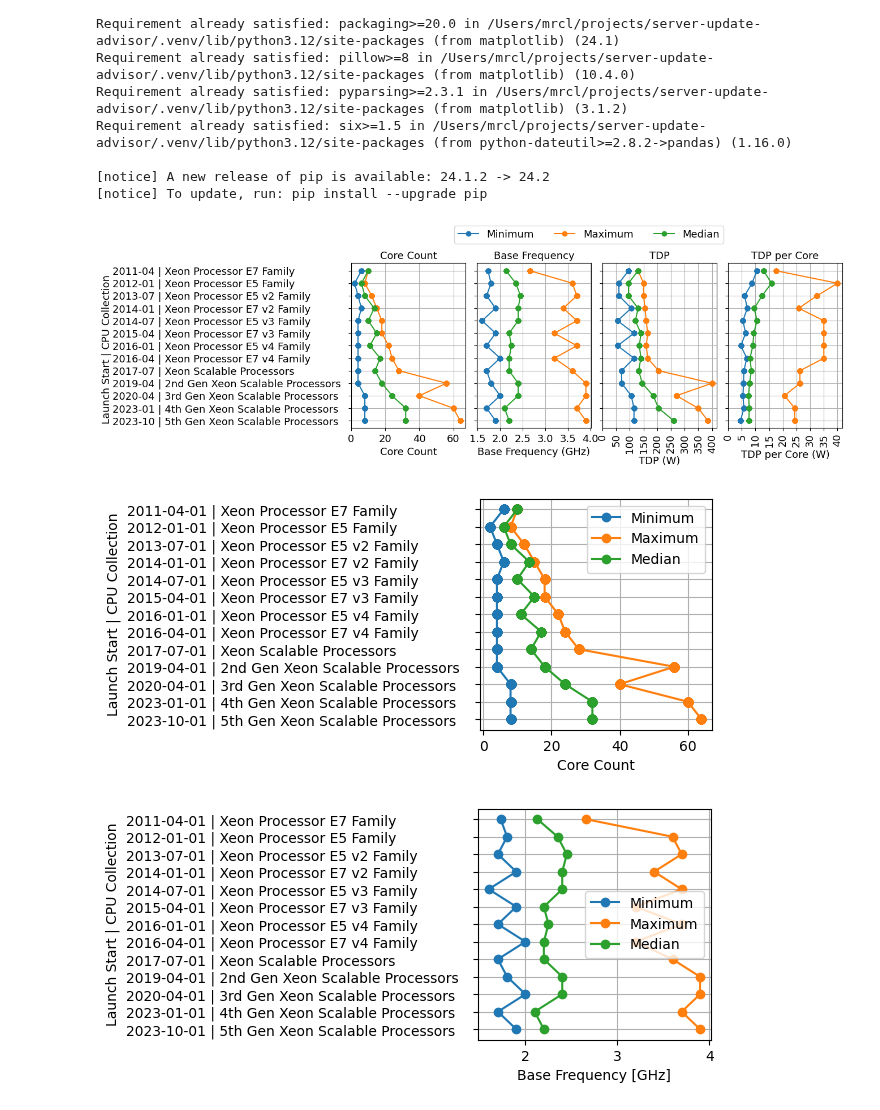
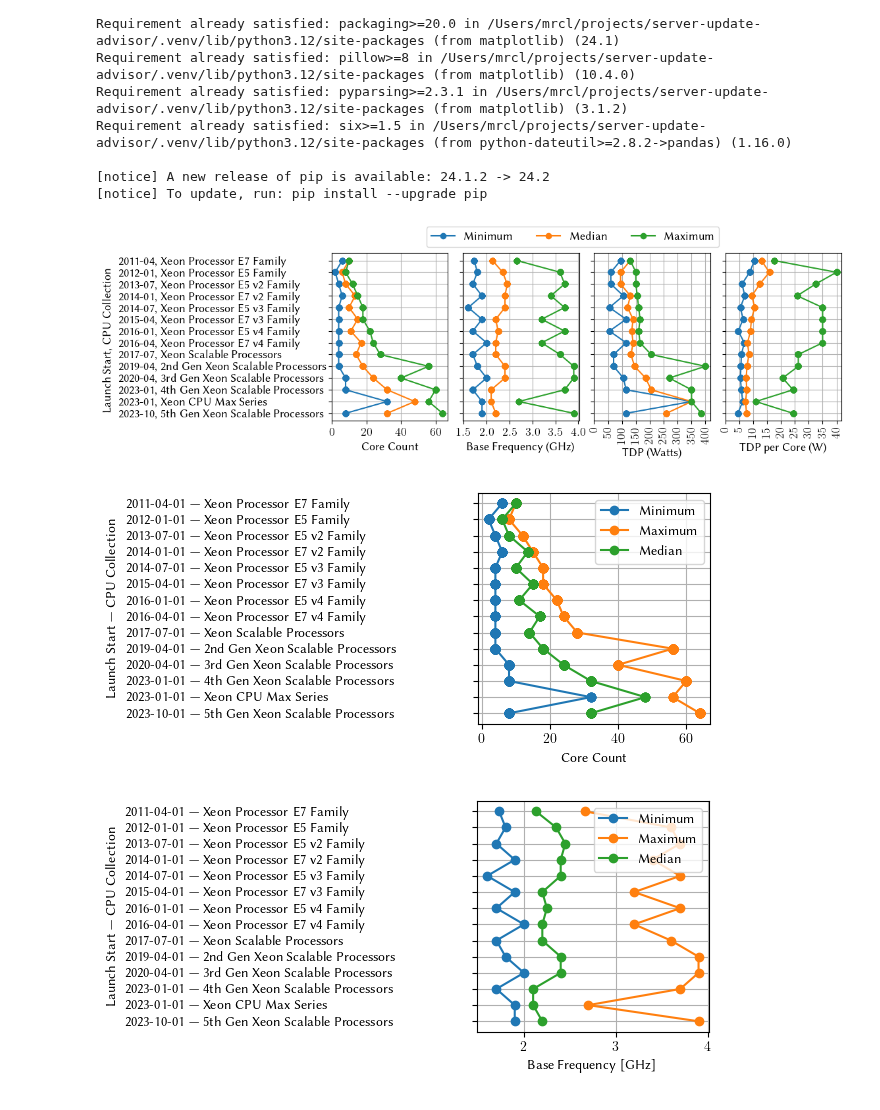
Before and after one commit to hpides/server-buy-advisor, a Jupyter notebook: notebooks/intel_cpus.ipynb, the cells around one changed output. Saved outputs shown, nothing was run; the diff lists cells and outputs as text; code cells hidden in the pictures.

```diff
--- a/notebooks/intel_cpus.ipynb
+++ b/notebooks/intel_cpus.ipynb
@@ -88,7 +88,8 @@ df['performance_id'] = df['name'].apply(extract_performance_id)
 # E Processors: entry-level servers and workstation microprocessors, https://en.wikichip.org/wiki/intel/xeon_e
 # D Processors: Targeting the low-end server market, the Xeon D family puts priority on efficiency and networking - areas where dense, lower-power, lightweight hyperscale workloads are expected.
 # see https://en.wikichip.org/wiki/intel/xeon_d
-drop_collections = ["Legacy Xeon Processors", "Xeon W Processor", "Xeon E Processor", "Xeon D Processor", "Xeon CPU Max Series", "Xeon 6"]
+# "Xeon CPU Max Series"
+drop_collections = ["Legacy Xeon Processors", "Xeon W Processor", "Xeon E Processor", "Xeon D Processor", "Xeon 6"]
 df = df[~df[key_collection].isin(drop_collections)]
 # E3: Workstation CPUs, https://www.cpu-world.com/info/id_model/Intel-server-conventions.html
 # Drop rows where 'key_collection' contains "E3"
@@ -98,8 +99,20 @@ df.to_csv("../intel_cpus_filtered.csv", header=True)
 
 # df[key_collection] = df[key_collection].str.replace("Processor", "Proc'")
 # %%
-figsize = (14, 4)
+figsize = (12, 3.5)
 fontsize = 13
+
+plt.rcParams.update({'text.usetex': True
+                            , 'pgf.rcfonts': False
+                            , 'text.latex.preamble': r"""\usepackage{iftex}
+                                            \ifxetex
+                                                \usepackage[libertine]{newtxmath}
+                                                \usepackage[tt=false]{libertine}
+                                                \setmonofont[StylisticSet=3]{inconsolata}
+                                            \else
+                                                \RequirePackage[tt=false, type1=true]{libertine}
+                                            \fi"""
+                         })
 
 # Min / Max core count per collection
 df_launch_year = df.groupby(key_collection)[key_launch_year_month].agg(['min', 'max'])
@@ -123,21 +136,21 @@ plot_df = plot_df.join(df_tdp, on=key_collection)
 plot_df = plot_df.join(df_tdp_per_core, on=key_collection)
 plot_df = plot_df.reset_index()
 plot_df = pd.merge(plot_df, df[[key_collection, key_code_name]], on=key_collection, how='left')
-plot_df["year_collection"] = plot_df["launch_min"].astype(str) + " | " + plot_df[key_collection]
+plot_df["year_collection"] = plot_df["launch_min"].astype(str) + ", " + plot_df[key_collection]
 plot_df = plot_df.sort_values(by='year_collection', ascending=False)
 
 plt.close('all')
 fig, axs = plt.subplots(1, 4, figsize=figsize, sharey=True, gridspec_kw = {'wspace':0.13})
 
 # Adjust the subplot parameters to add space for the y-axis labels and legend
-plt.subplots_adjust(left=0.33, right=0.95, top=0.88, bottom=0.15)
+plt.subplots_adjust(left=0.305, right=0.95, top=0.88, bottom=0.15)
 
 # Core Count
 axs[0].plot(plot_df['core_min'], plot_df['year_collection'], marker='o', label='Minimum')
+axs[0].plot(plot_df['core_median'], plot_df['year_collection'], marker='o', label='Median')
 axs[0].plot(plot_df['core_max'], plot_df['year_collection'], marker='o', label='Maximum')
-axs[0].plot(plot_df['core_median'], plot_df['year_collection'], marker='o', label='Median')
 axs[0].set_xlabel('Core Count', fontsize=fontsize)
-axs[0].set_title('Core Count', fontsize=fontsize)
+axs[0].set_title('', fontsize=fontsize)
 axs[0].grid(True)
 axs[0].xaxis.set_major_locator(ticker.MultipleLocator(20))
 axs[0].set_xlim(left=0)
@@ -145,10 +158,10 @@ axs[0].tick_params(axis='x', rotation=0)
 
 # Base Frequency
 axs[1].plot(plot_df['freq_min'], plot_df['year_collection'], marker='o', label='Minimum')
+axs[1].plot(plot_df['freq_median'], plot_df['year_collection'], marker='o', label='Median')
 axs[1].plot(plot_df['freq_max'], plot_df['year_collection'], marker='o', label='Maximum')
-axs[1].plot(plot_df['freq_median'], plot_df['year_collection'], marker='o', label='Median')
 axs[1].set_xlabel('Base Frequency (GHz)', fontsize=fontsize)
-axs[1].set_title('Base Frequency', fontsize=fontsize)
+axs[1].set_title('', fontsize=fontsize)
 axs[1].grid(True)
 axs[1].xaxis.set_major_locator(ticker.MultipleLocator(0.5))
 # axs[1].set_xlim(left=0)
@@ -156,44 +169,44 @@ axs[1].tick_params(axis='x', rotation=0)
 
 # TDP
 axs[2].plot(plot_df['tdp_min'], plot_df['year_collection'], marker='o', label='Minimum')
+axs[2].plot(plot_df['tdp_median'], plot_df['year_collection'], marker='o', label='Median')
 axs[2].plot(plot_df['tdp_max'], plot_df['year_collection'], marker='o', label='Maximum')
-axs[2].plot(plot_df['tdp_median'], plot_df['year_collection'], marker='o', label='Median')
-axs[2].set_xlabel('TDP (W)', fontsize=fontsize)
-axs[2].set_title('TDP', fontsize=fontsize)
+axs[2].set_xlabel('TDP (Watts)', fontsize=fontsize)
+axs[2].set_title('', fontsize=fontsize)
 axs[2].grid(True)
 axs[2].xaxis.set_major_locator(ticker.MultipleLocator(50))
 axs[2].set_xlim(left=0)
 axs[2].tick_params(axis='x', rotation=90)
 
 # TDP per Core
 axs[3].plot(plot_df['tdp_core_min'], plot_df['year_collection'], marker='o', label='Minimum')
+axs[3].plot(plot_df['tdp_core_median'], plot_df['year_collection'], marker='o', label='Median')
 axs[3].plot(plot_df['tdp_core_max'], plot_df['year_collection'], marker='o', label='Maximum')
-axs[3].plot(plot_df['tdp_core_median'], plot_df['year_collection'], marker='o', label='Median')
 axs[3].set_xlabel('TDP per Core (W)', fontsize=fontsize)
-axs[3].set_title('TDP per Core', fontsize=fontsize)
+axs[3].set_title('', fontsize=fontsize)
 axs[3].grid(True)
 axs[3].xaxis.set_major_locator(ticker.MultipleLocator(5))
 axs[3].set_xlim(left=0)
 axs[3].tick_params(axis='x', rotation=90)
 
 # Adjust y-axis label position
 for ax in axs:
     ax.tick_params(axis='x', labelsize=fontsize)
     ax.tick_params(axis='y', labelsize=fontsize)
-    ax.yaxis.set_tick_params(pad=300)  # Adjust the padding for better alignment
+    ax.yaxis.set_tick_params(pad=230)  # Adjust the padding for better alignment
     for label in ax.get_yticklabels():
         label.set_horizontalalignment('left')
 
 # Add a shared legend above the subplots
 handles, labels = axs[0].get_legend_handles_labels()
-fig.legend(handles, labels, loc='upper center', bbox_to_anchor=(0.63, 1.07), ncol=3, fontsize=fontsize)
+fig.legend(handles, labels, loc='upper center', bbox_to_anchor=(0.61, 1.02), ncol=3, fontsize=fontsize)
 
-fig.supylabel('Launch Start | CPU Collection', fontsize=fontsize, x=0.015)
+fig.supylabel('Launch Start, CPU Collection', fontsize=fontsize, x=0.015)
 fig.tight_layout()
 fig.savefig("../figures/intel_xeon_evolution.pdf", bbox_inches='tight')
 plt.show()
 # %% [output]
-[figure, old version]
+[figure, new version]
 # %%
 figsize = (3,3)
 
@@ -232,7 +245,7 @@ plt.grid(True)
 plt.show()
 plt.close()
 # %% [output]
-[figure, old version]
+[figure, new version]
 # %%
 # Min / Max cour count per collection
 df_base_frequency = df.groupby(key_collection)[key_base_freq].agg(['min','max','median'])
@@ -260,7 +273,7 @@ plt.grid(True)
 plt.show()
 plt.close()
 # %% [output]
-[figure, old version]
+[figure, new version]
 # %%
 # Frequency
 df_frequency = df.groupby(key_collection)[key_turbo_freq].agg(['min','max','median'])
```
Also changed, not shown: parts of 4 cells of this notebook, 6 other files.
